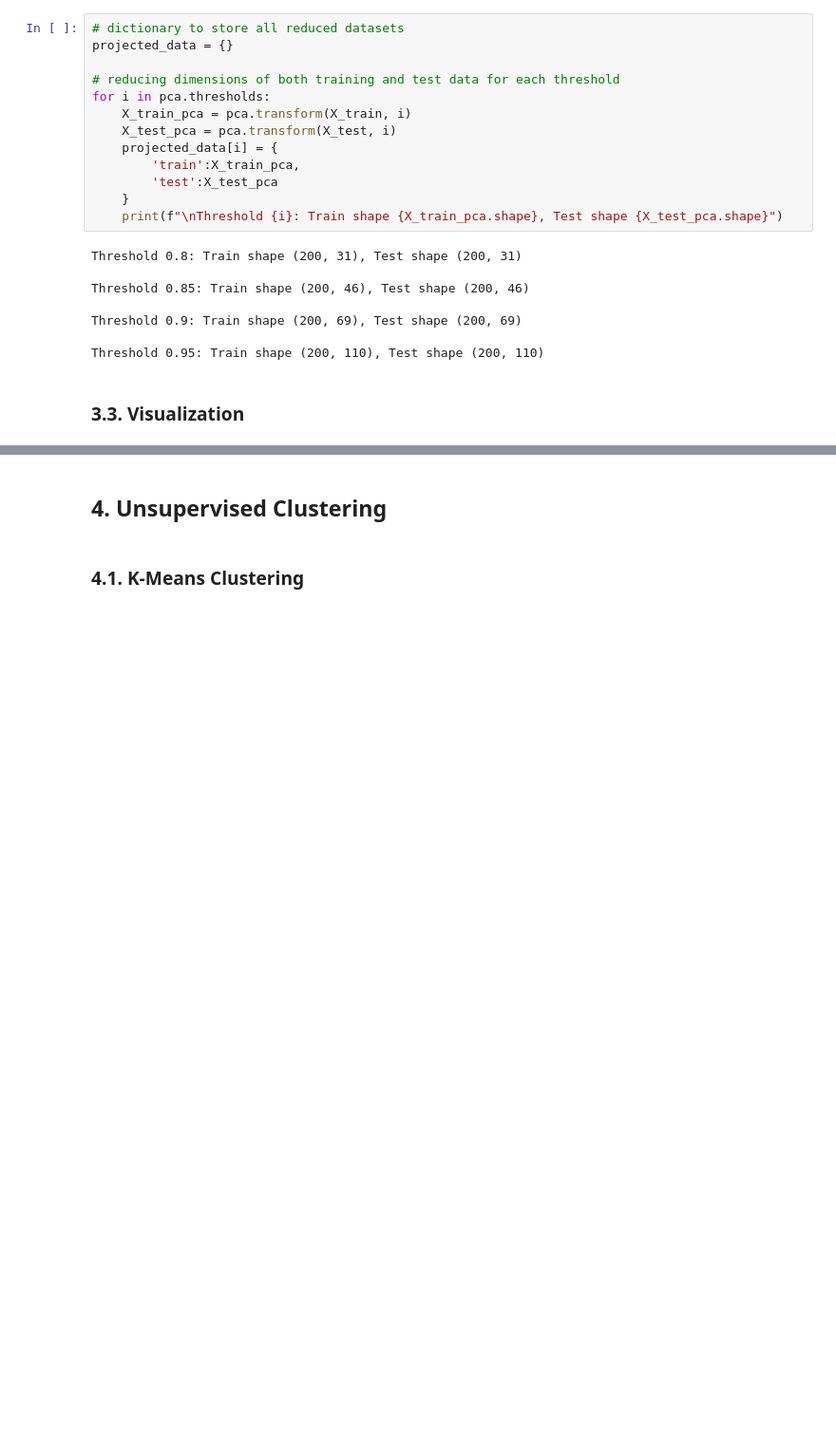
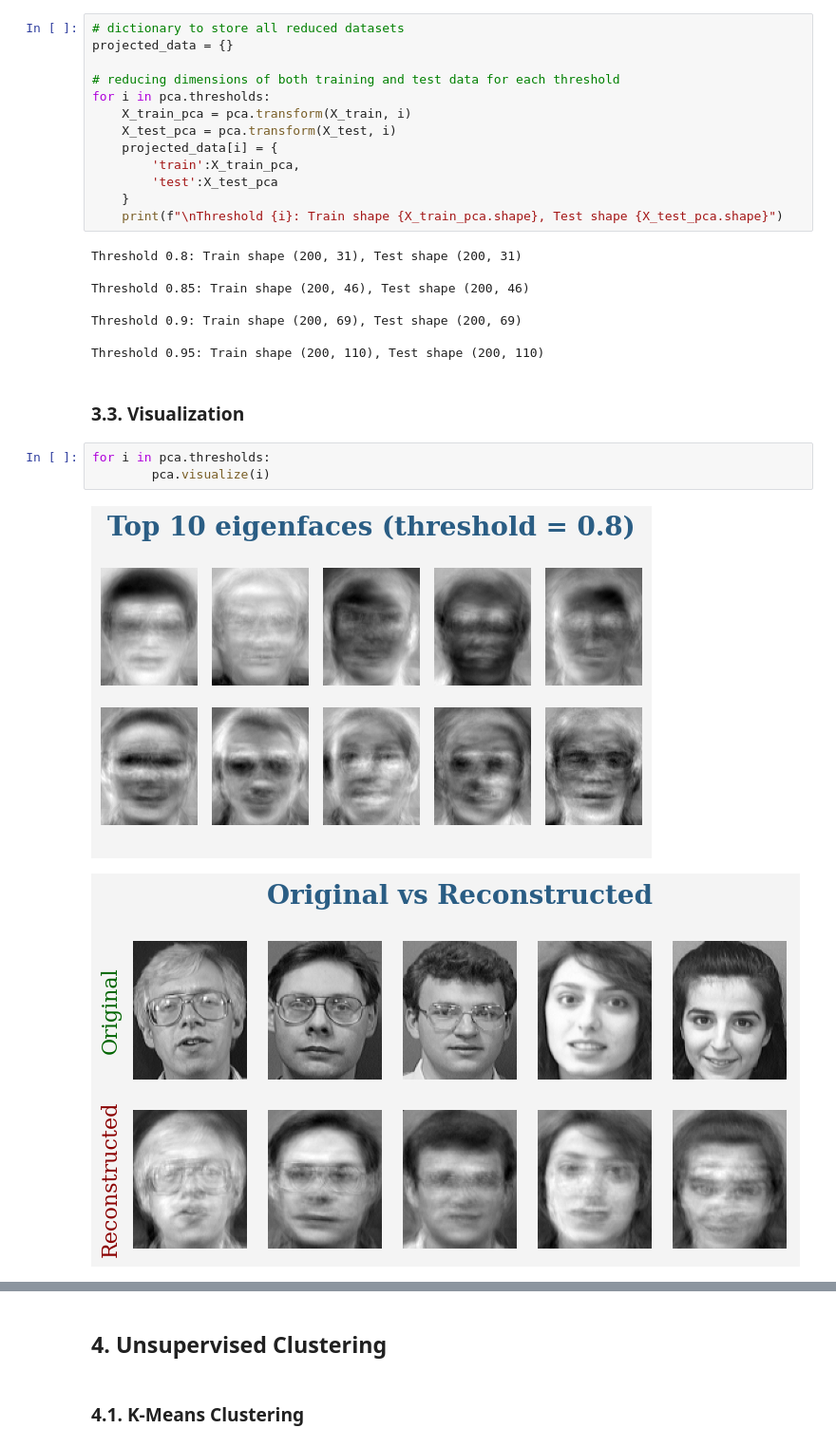
Before and after one commit to nouranKhalil/Face-Recognition, a Jupyter notebook: Face Recognition.ipynb, the cells around one changed output, grey strips where cells are left out. Shown at 95% size. Drawn from its saved outputs; the diff is of its cells as text; blank space fills up the shorter version.

Commit message:
pca visualization is done

```diff
--- a/Face Recognition.ipynb
+++ b/Face Recognition.ipynb
@@ -198,3 +248,9 @@ Threshold 0.9: Train shape (200, 69), Test shape (200, 69)
 Threshold 0.95: Train shape (200, 110), Test shape (200, 110)
 # %% [markdown]
 ### 3.3. Visualization
+# %%
+for i in pca.thresholds:
+        pca.visualize(i)
+# %% [output]
+[figure, added]
+[figure, added]
```
Also changed, not shown: parts of 3 cells of this notebook.
